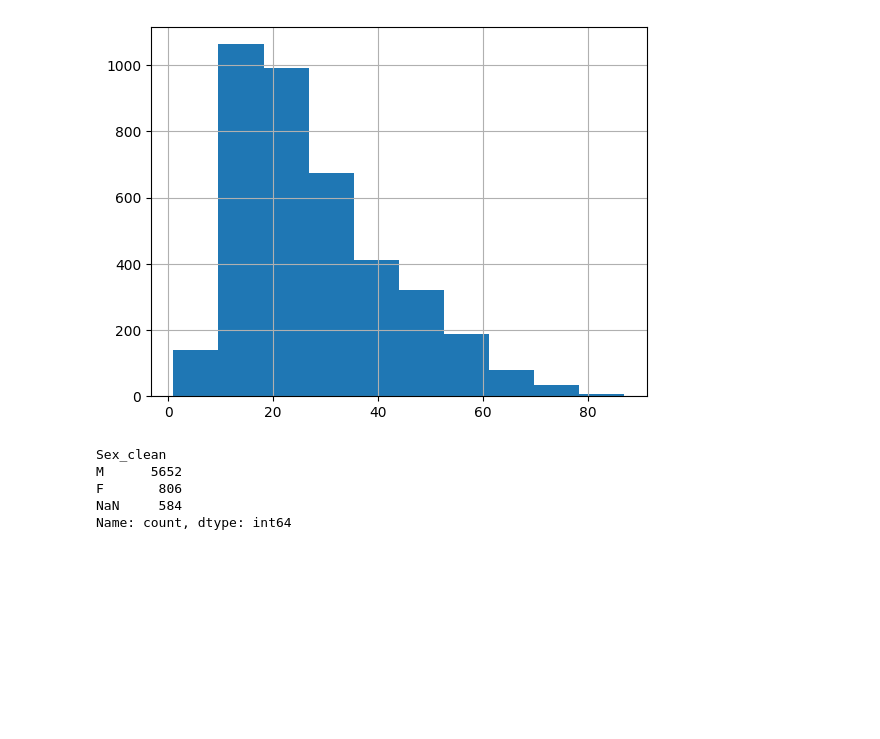
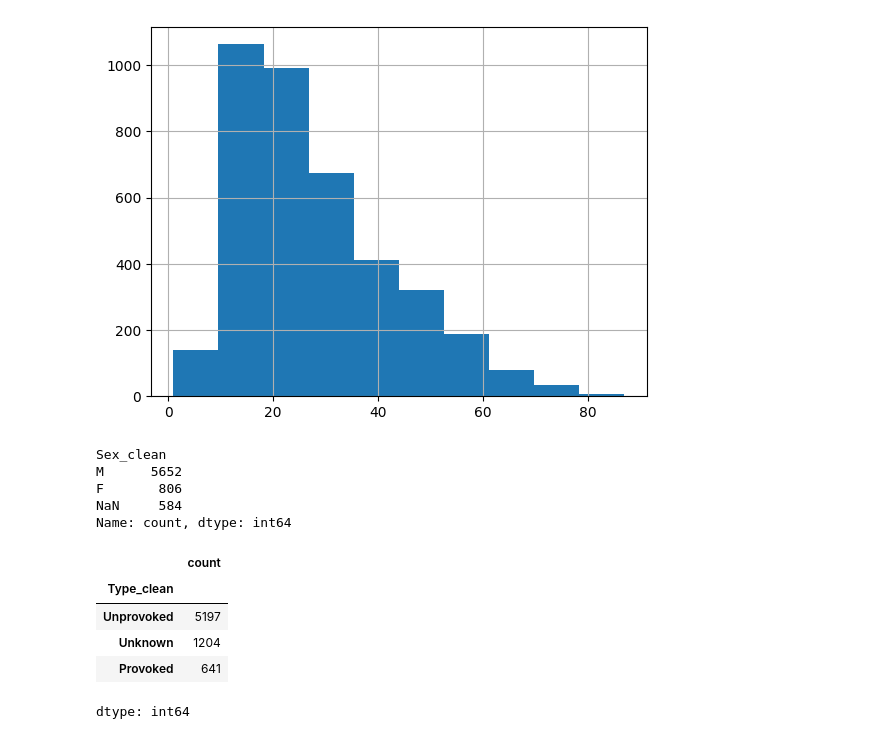
Before and after one commit to bburt26/wrangling_assignment, a Jupyter notebook: assignment.ipynb, the cells around one changed output. Saved outputs shown, nothing was run; the diff lists cells and outputs as text; code cells hidden in the pictures; blank space fills up the shorter version.

```diff
--- a/assignment.ipynb
+++ b/assignment.ipynb
@@ -280,5 +280,33 @@ F       806
 NaN     584
 Name: count, dtype: int64
 # %%
-#2.6
+#2.6 Clean the Type variable so it only takes three values: Provoked and Unprovoked and Unknown.
+# What proportion of attacks are unprovoked?
+
+shark["Type_clean"] = (
+    shark["Type"]
+    .astype(str).str.strip().str.title()
+    .replace({
+        "": np.nan,
+        "Nan": np.nan,
+        "None": np.nan
+    })
+)
+
+shark["Type_clean"] = shark["Type_clean"].where(
+    shark["Type_clean"].isin(["Provoked", "Unprovoked"]),
+    "Unknown"
+)
+
+shark["Type_clean"].unique()
+shark["Type_clean"].value_counts()
+
+# The proportion of unprovoked attacks are 5197/7042, or 0.73.
+# %% [output]
+|  | count |
+| Type_clean |  |
+| Unprovoked | 5197 |
+| Unknown | 1204 |
+| Provoked | 641 |
+dtype: int64
 # %%
```
Also changed, not shown: parts of 3 cells of this notebook.
